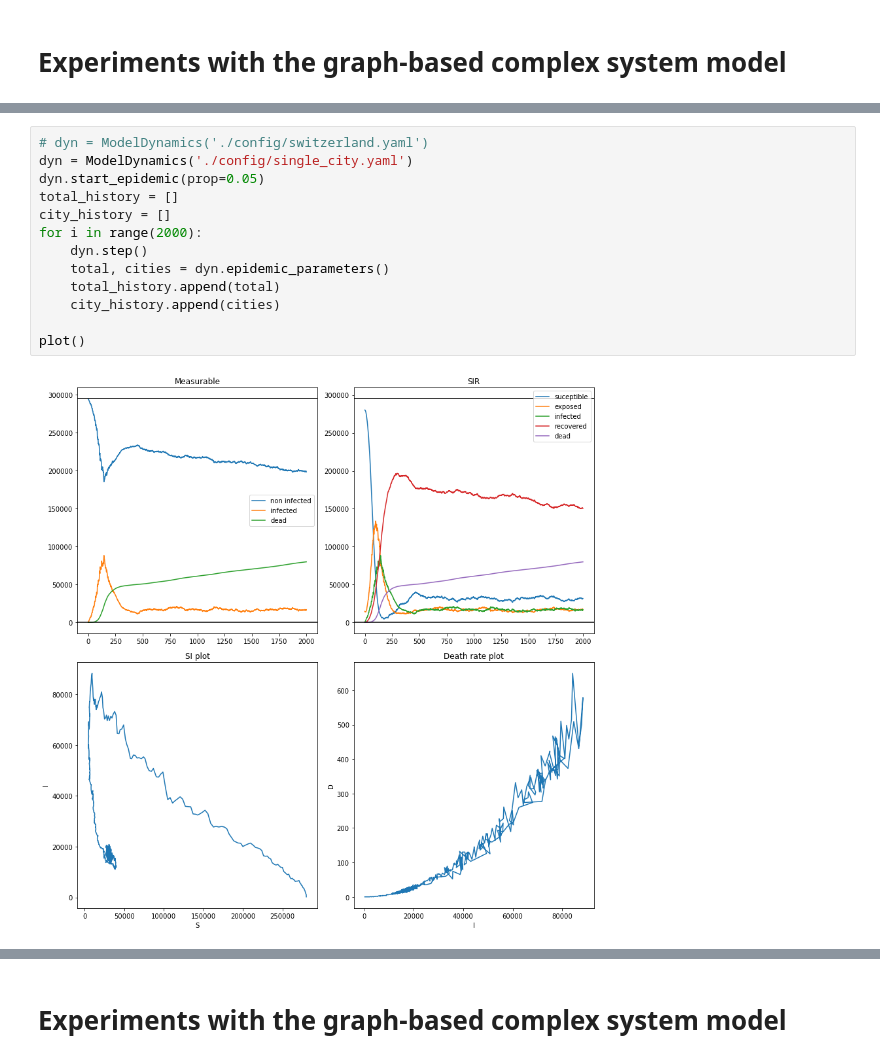
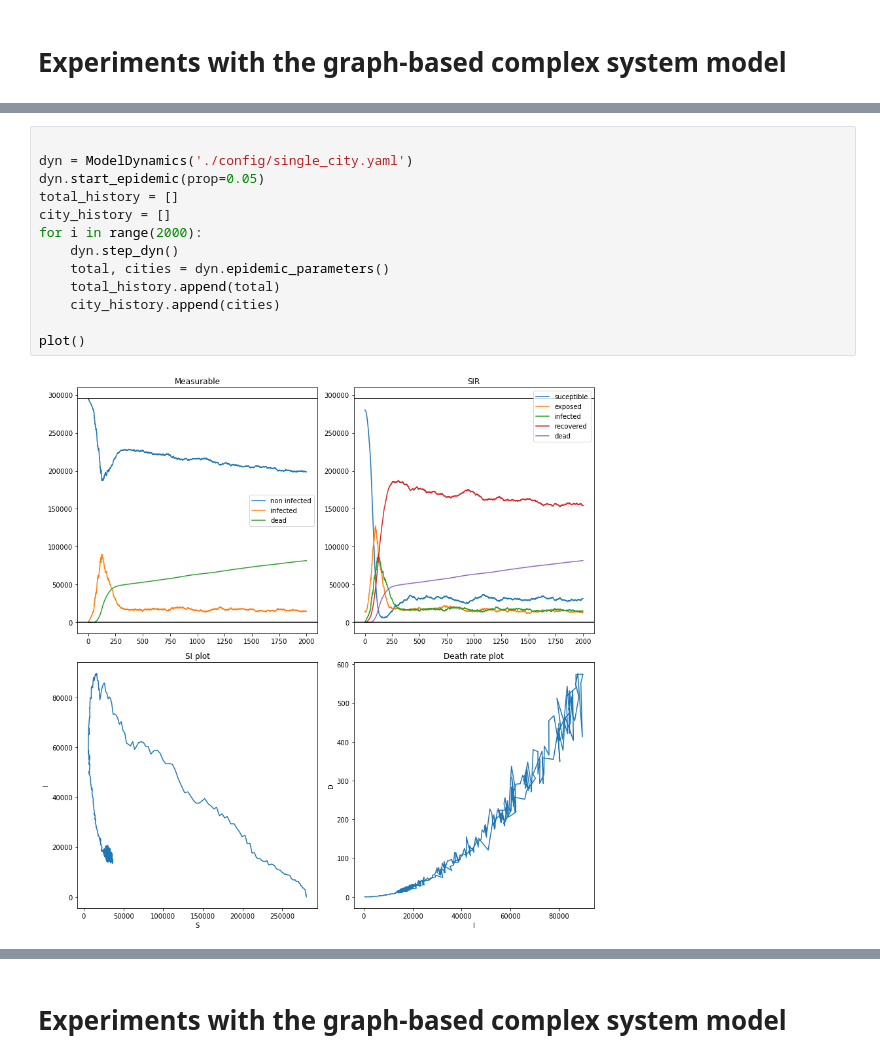
Before and after one commit to RenardDesNeiges/EpidemicsSimulator, a Jupyter notebook: model_experiments.ipynb, the cells around one changed output, grey strips where cells are left out. Drawn from its saved outputs; the diff is of its cells as text.

```diff
--- a/model_experiments.ipynb
+++ b/model_experiments.ipynb
@@ -10,15 +56,15 @@ from dynamics import ModelDynamics
 # %%
-# dyn = ModelDynamics('./config/switzerland.yaml')
+
 dyn = ModelDynamics('./config/single_city.yaml')
 dyn.start_epidemic(prop=0.05)
 total_history = []
 city_history = []
 for i in range(2000):
-    dyn.step()
+    dyn.step_dyn()
     total, cities = dyn.epidemic_parameters()
     total_history.append(total)
     city_history.append(cities)
 
 plot()
 # %% [output]
-[figure, old version]
+[figure, new version]
```
Also changed, not shown: parts of 6 cells of this notebook, 7 other files.
